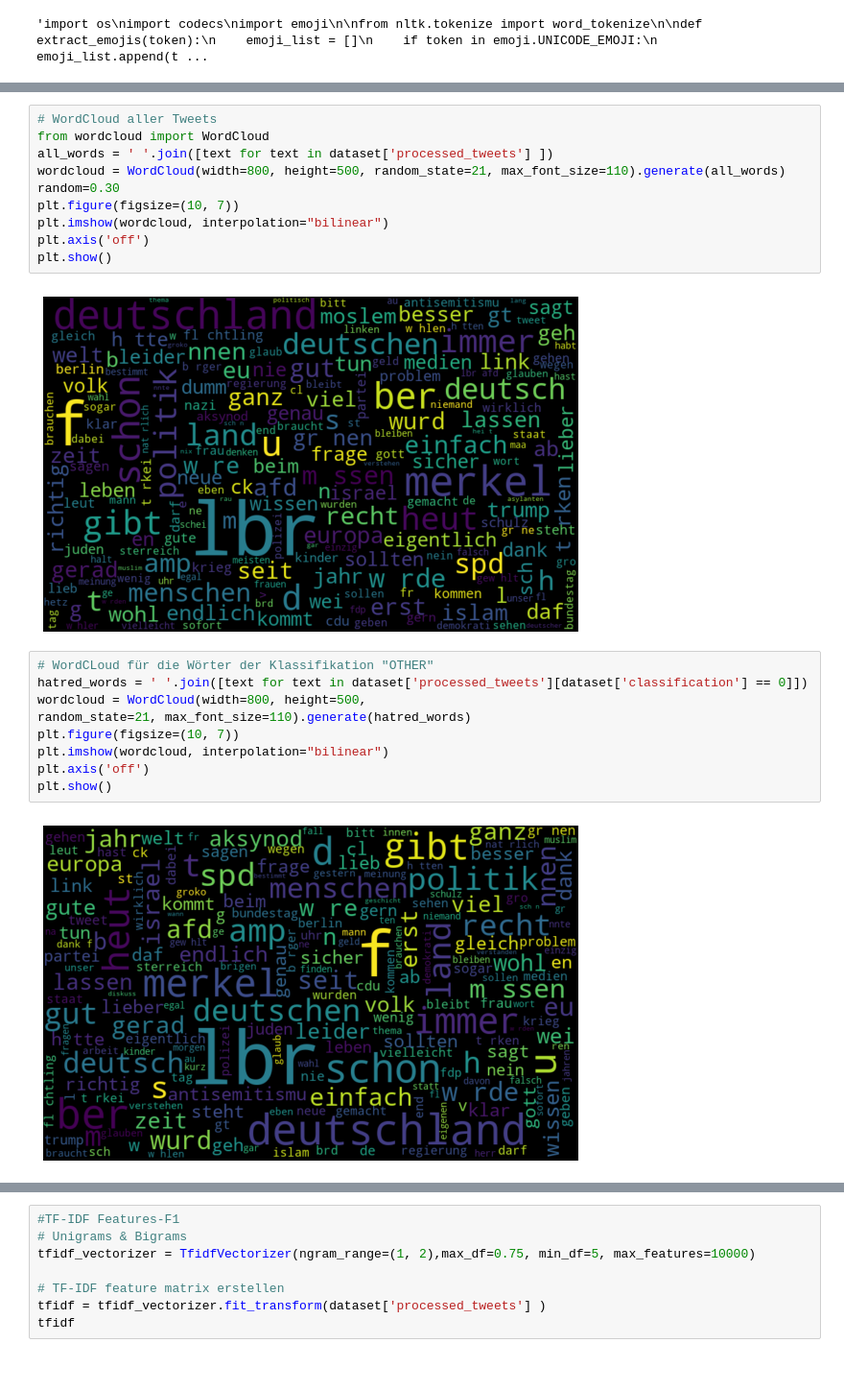
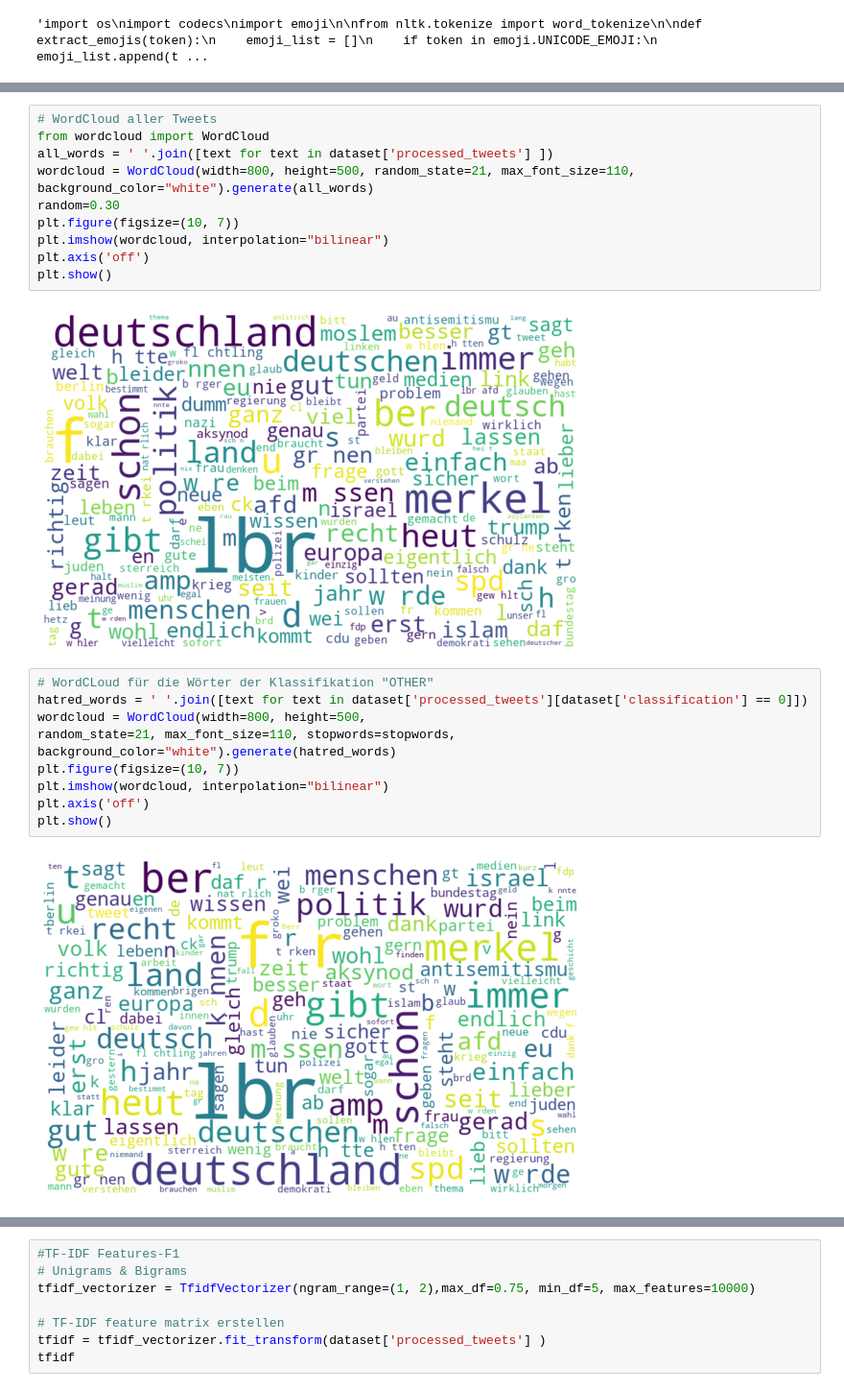
Before and after one commit to SexyRaxy/Software-Projekt, a Jupyter notebook: Test.ipynb, the cells around one changed output, grey strips where cells are left out. Shown at 96% size. Cells and saved outputs as stored; diff of their text form.

```diff
--- a/Test.ipynb
+++ b/Test.ipynb
@@ -200,25 +201,25 @@ print(dataset[["tweet","processed_tweets"]].head(10))
 # WordCloud aller Tweets
 from wordcloud import WordCloud
 all_words = ' '.join([text for text in dataset['processed_tweets'] ])
-wordcloud = WordCloud(width=800, height=500, random_state=21, max_font_size=110).generate(all_words)
+wordcloud = WordCloud(width=800, height=500, random_state=21, max_font_size=110, background_color="white").generate(all_words)
 random=0.30
 plt.figure(figsize=(10, 7))
 plt.imshow(wordcloud, interpolation="bilinear")
 plt.axis('off')
 plt.show()
 # %% [output]
-[figure, old version]
+[figure, new version]
 # %%
 # WordCLoud für die Wörter der Klassifikation "OTHER"
 hatred_words = ' '.join([text for text in dataset['processed_tweets'][dataset['classification'] == 0]])
 wordcloud = WordCloud(width=800, height=500,
-random_state=21, max_font_size=110).generate(hatred_words)
+random_state=21, max_font_size=110, stopwords=stopwords, background_color="white").generate(hatred_words)
 plt.figure(figsize=(10, 7))
 plt.imshow(wordcloud, interpolation="bilinear")
 plt.axis('off')
 plt.show()
 # %% [output]
-[figure, old version]
+[figure, new version]
 # %%
 # WordCLoud für die Wörter der Klassifikation "OFFENSIVE"
 offensive_words = ' '.join([text for text in dataset['processed_tweets'][dataset['classification'] == 1]])
```
Also changed, not shown: parts of 12 cells of this notebook.
